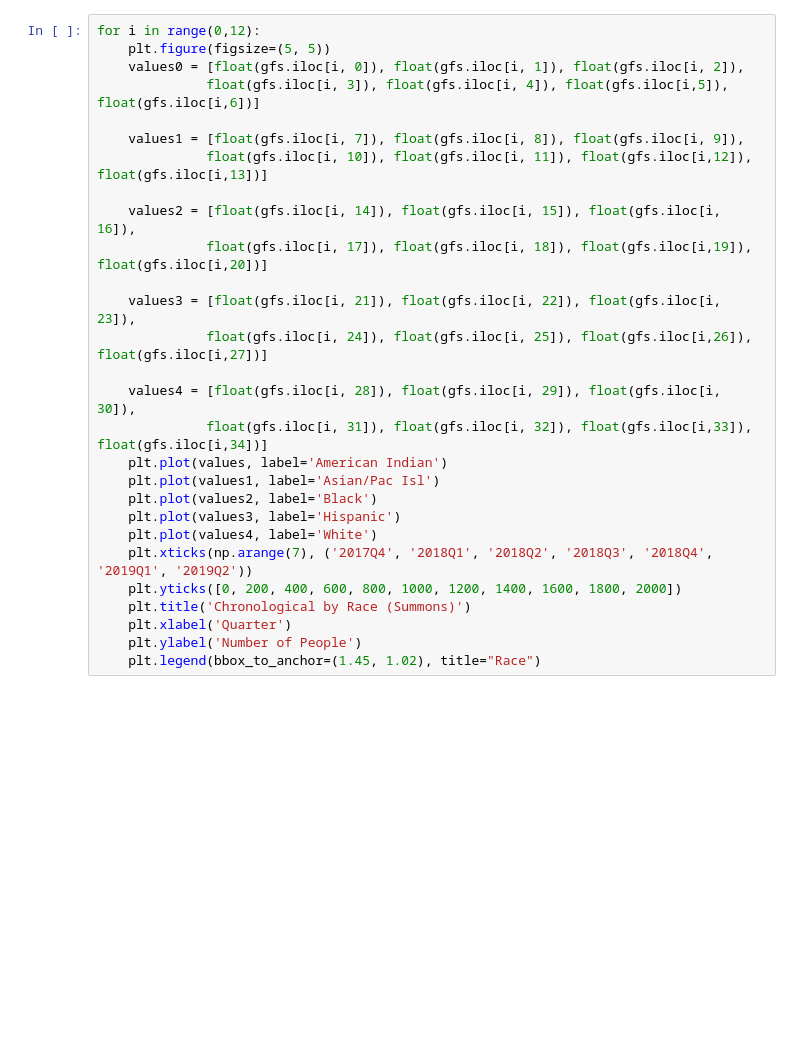
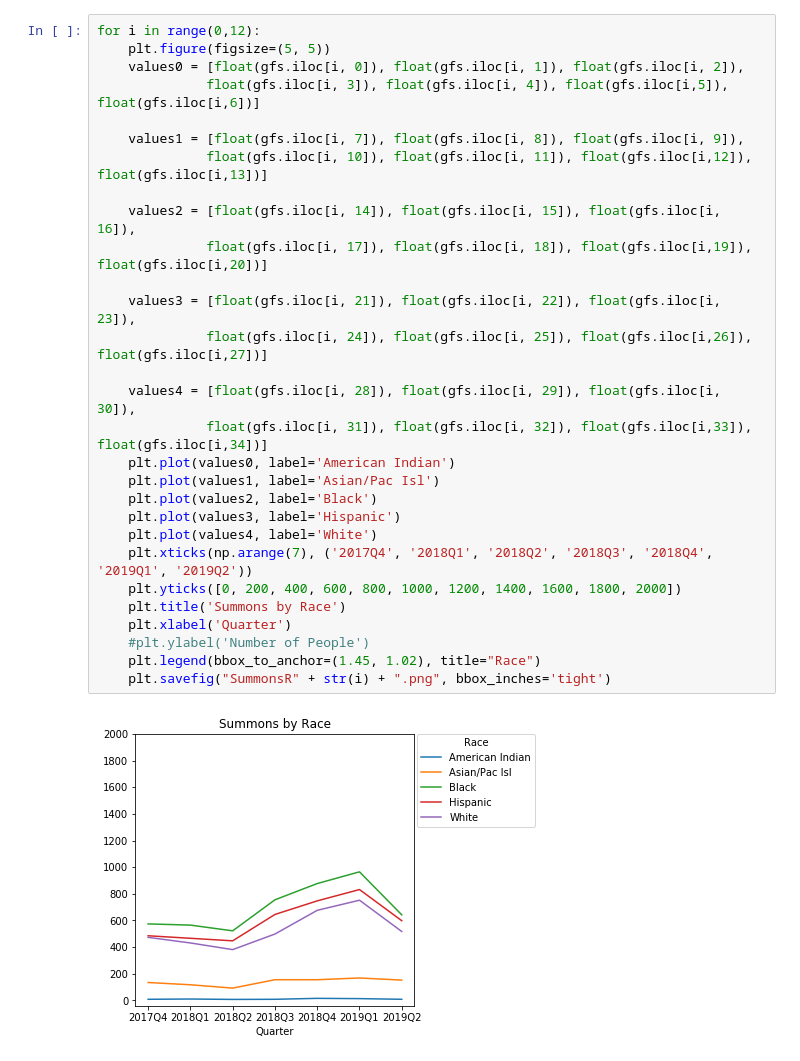
Before and after one commit to lkahlon9/fare_evasion, a Jupyter notebook: chronologicaldata.ipynb, the cells around one changed output. Saved outputs shown, nothing was run; the diff lists cells and outputs as text; blank space fills up the shorter version.

```diff
--- a/chronologicaldata.ipynb
+++ b/chronologicaldata.ipynb
@@ -202,28 +348,31 @@ for i in range(0,12):
 # %%
 for i in range(0,12):
     plt.figure(figsize=(5, 5))
     values0 = [float(gfs.iloc[i, 0]), float(gfs.iloc[i, 1]), float(gfs.iloc[i, 2]),
               float(gfs.iloc[i, 3]), float(gfs.iloc[i, 4]), float(gfs.iloc[i,5]), float(gfs.iloc[i,6])]
 
     values1 = [float(gfs.iloc[i, 7]), float(gfs.iloc[i, 8]), float(gfs.iloc[i, 9]),
               float(gfs.iloc[i, 10]), float(gfs.iloc[i, 11]), float(gfs.iloc[i,12]), float(gfs.iloc[i,13])]
 
     values2 = [float(gfs.iloc[i, 14]), float(gfs.iloc[i, 15]), float(gfs.iloc[i, 16]),
               float(gfs.iloc[i, 17]), float(gfs.iloc[i, 18]), float(gfs.iloc[i,19]), float(gfs.iloc[i,20])]
 
     values3 = [float(gfs.iloc[i, 21]), float(gfs.iloc[i, 22]), float(gfs.iloc[i, 23]),
               float(gfs.iloc[i, 24]), float(gfs.iloc[i, 25]), float(gfs.iloc[i,26]), float(gfs.iloc[i,27])]
 
     values4 = [float(gfs.iloc[i, 28]), float(gfs.iloc[i, 29]), float(gfs.iloc[i, 30]),
               float(gfs.iloc[i, 31]), float(gfs.iloc[i, 32]), float(gfs.iloc[i,33]), float(gfs.iloc[i,34])]
-    plt.plot(values, label='American Indian')
+    plt.plot(values0, label='American Indian')
     plt.plot(values1, label='Asian/Pac Isl')
     plt.plot(values2, label='Black')
     plt.plot(values3, label='Hispanic')
     plt.plot(values4, label='White')
     plt.xticks(np.arange(7), ('2017Q4', '2018Q1', '2018Q2', '2018Q3', '2018Q4', '2019Q1', '2019Q2'))
     plt.yticks([0, 200, 400, 600, 800, 1000, 1200, 1400, 1600, 1800, 2000])
-    plt.title('Chronological by Race (Summons)')
+    plt.title('Summons by Race')
     plt.xlabel('Quarter')
-    plt.ylabel('Number of People')
+    #plt.ylabel('Number of People')
     plt.legend(bbox_to_anchor=(1.45, 1.02), title="Race")
+    plt.savefig("SummonsR" + str(i) + ".png", bbox_inches='tight')
+# %% [output]
+[figure, added]
```
Also changed, not shown: parts of 12 cells of this notebook.
